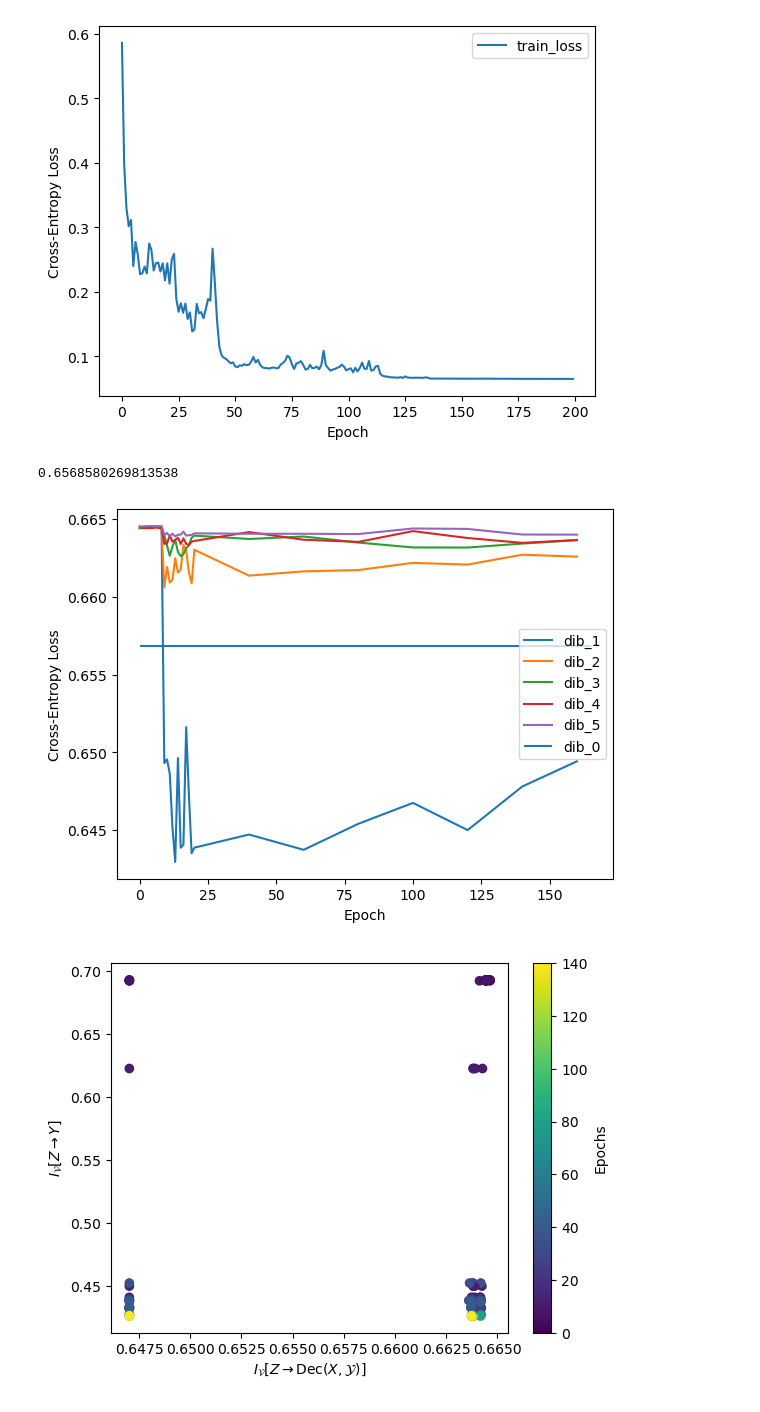
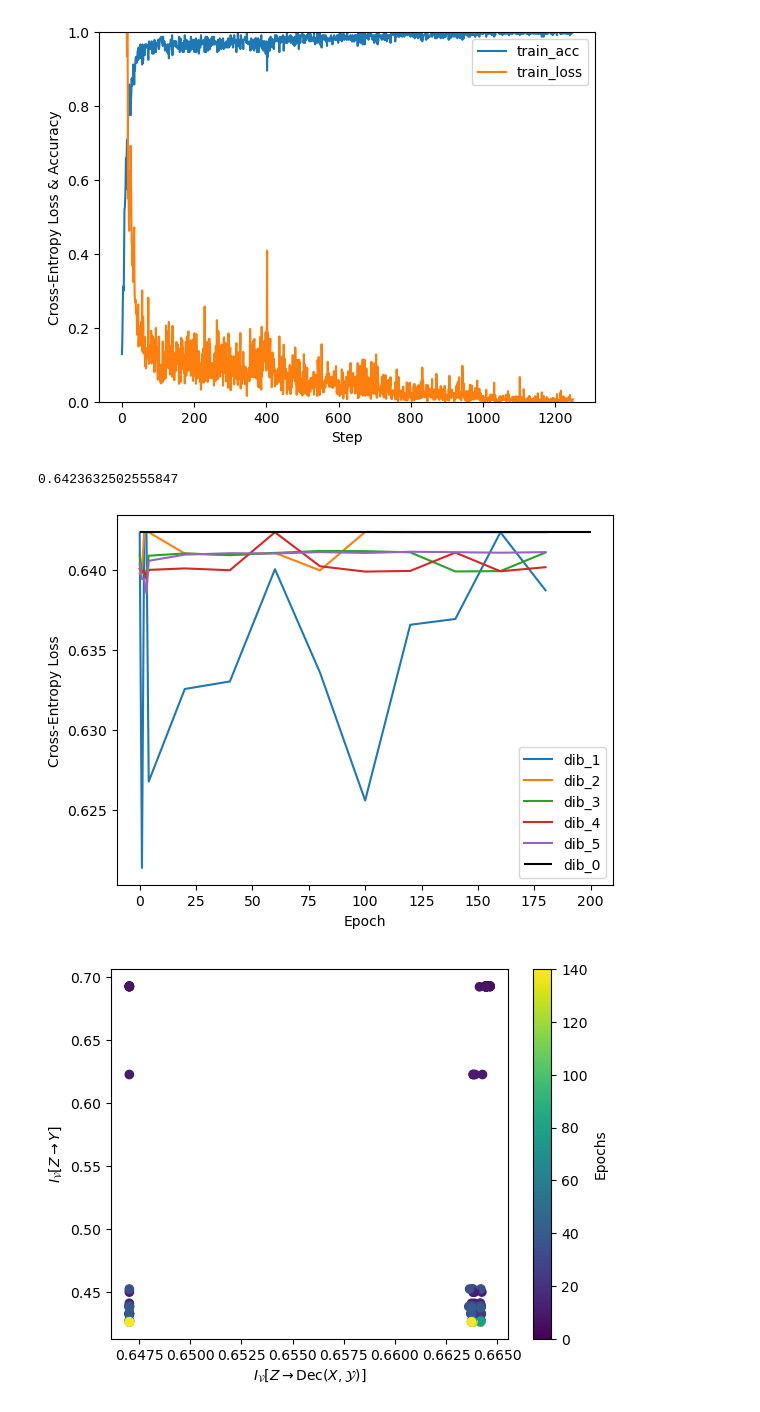
Before and after one commit to ziyong-was-taken/Compression-In-DNNs, a Jupyter notebook: plots.ipynb, the cells around one changed output. Saved outputs shown, nothing was run; the diff lists cells and outputs as text; code cells hidden in the pictures.

Commit message:
move to train_mnist_fast

```diff
--- a/plots.ipynb
+++ b/plots.ipynb
@@ -3,15 +3,16 @@ import pandas as pd
 import matplotlib.pyplot as plt
 # %%
 # set version
-version = 8
+version = 2
 full = False
 
 # load metrics
 if full:
-    metrics = pd.read_csv("lightning_logs/nc_128/metrics.csv")#.drop(columns="step")
+    metrics = pd.read_csv("lightning_logs/nc_128/metrics.csv")
 else:
-    metrics = pd.read_csv(f"lightning_logs/version_{version}/metrics.csv").drop(
-        columns="step"
-    )
+    metrics = pd.read_csv(f"lightning_logs/version_{version}/metrics.csv")
+
+# merge entries on the same step
+metrics = metrics.groupby("step").first()
 metrics
 # %% [output]
@@ -51,34 +42,33 @@ plt.show()
 # %%
 # plot train loss
-metrics.plot(x="epoch", y=["train_loss"])
-# plt.ylim(0.3,0.9)
-# plt.xlim(0,150)
-plt.xlabel("Epoch")
-plt.ylabel("Cross-Entropy Loss")
+train_col = metrics.columns[metrics.columns.str.contains("train_")]
+metrics.plot(y=train_col, use_index=True)
+plt.ylim(0,1)
+plt.xlabel("Step")
+plt.ylabel("Cross-Entropy Loss & Accuracy")
 plt.legend()
 plt.show()
 # %% [output]
-[figure, old version]
+[figure, new version]
 # %%
 # remove NaN rows
 no_nan = metrics.dropna()
 dib_0 = no_nan["dib_0"].iloc[0]
-print(dib_0)
 
 no_nan = metrics.drop(columns="dib_0").dropna()
 
 # plot DIB
 dib_cols = no_nan.columns[no_nan.columns.str.contains("dib_")]
 no_nan.plot(x="epoch", y=dib_cols)
-plt.hlines(dib_0, 0, metrics.shape[0], label="dib_0")
-# plt.ylim(0.663, 0.665)
+plt.hlines(dib_0, 0, metrics.shape[0], color="black", label="dib_0")
+# plt.xlim(0,150)
 plt.legend()
 plt.xlabel("Epoch")
 plt.ylabel("Cross-Entropy Loss")
 plt.show()
 # %% [output]
-0.6568580269813538
+0.6423632502555847
-[figure, old version]
+[figure, new version]
 # %%
 # IP analysis
 for dib in dib_cols:
```
Also changed, not shown: parts of 3 cells of this notebook, 4 other files.
